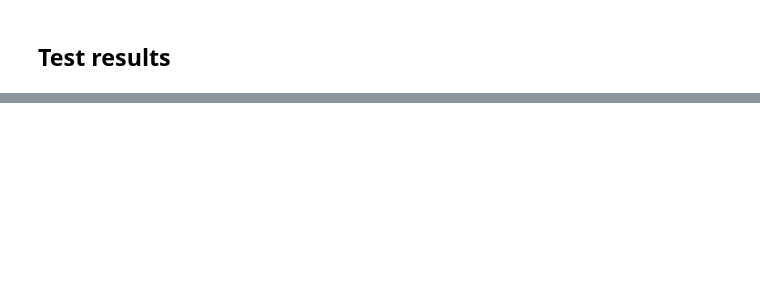
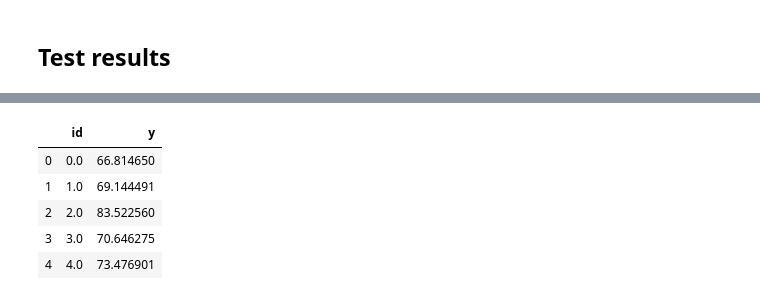
Before and after one commit to razerjon24/AML, a Jupyter notebook: task1/elrich/elrich.ipynb, the cells around one changed output, grey strips where cells are left out. Saved outputs shown, nothing was run; the diff lists cells and outputs as text; code cells hidden in the pictures; blank space fills up the shorter version.

```diff
--- a/task1/elrich/elrich.ipynb
+++ b/task1/elrich/elrich.ipynb
@@ -163,0 +200,9 @@ output.to_csv("xgb.csv",index=False)
+# %%
+xgb_sub.head()
+# %% [output]
+|  | id | y |
+| 0 | 0.0 | 66.814650 |
+| 1 | 1.0 | 69.144491 |
+| 2 | 2.0 | 83.522560 |
+| 3 | 3.0 | 70.646275 |
+| 4 | 4.0 | 73.476901 |
```
Also changed, not shown: parts of 19 cells of this notebook, 2 other files.
